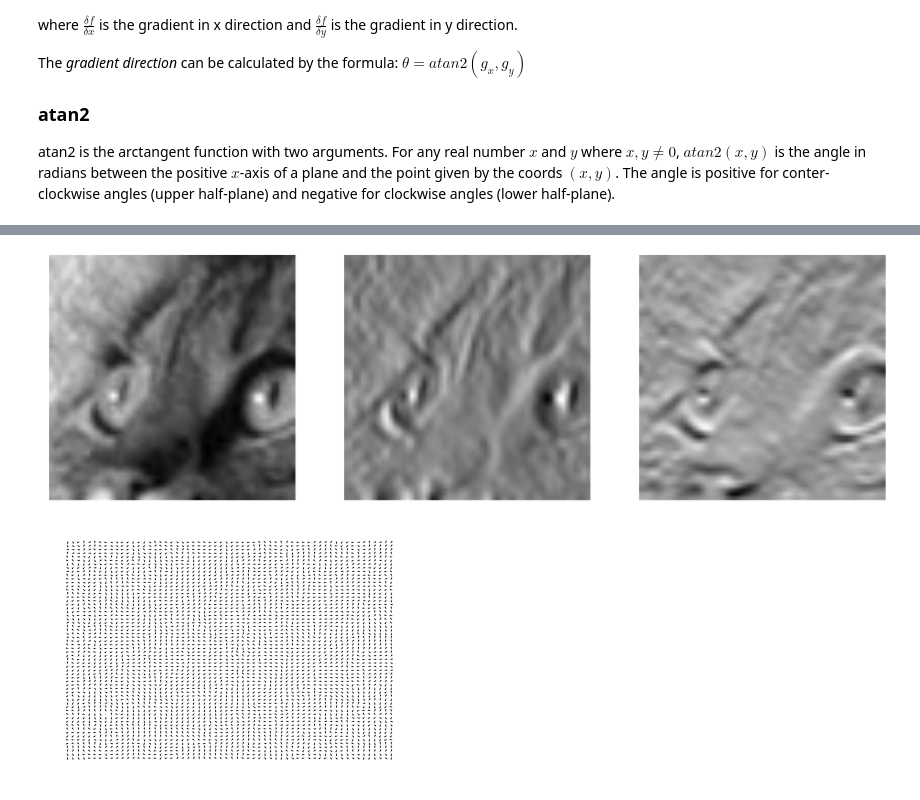
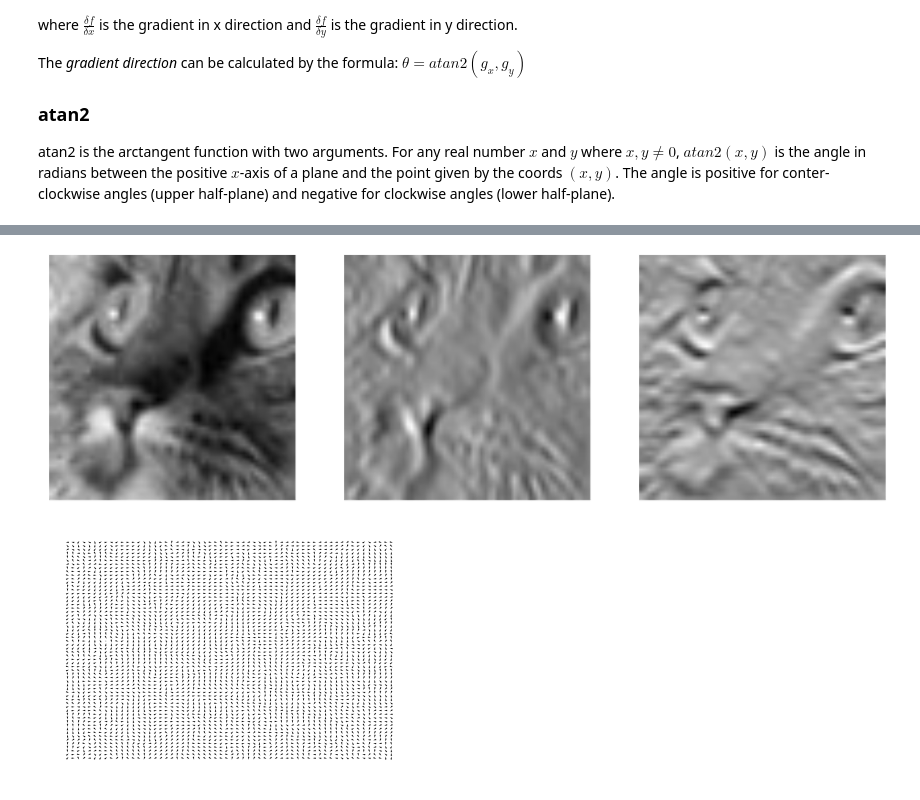
Before and after one commit to justayak/computer_vision_ws2015, a Jupyter notebook: play/studying.ipynb, the cells around one changed output, grey strips where cells are left out. Drawn from its saved outputs; the diff is of its cells as text; code cells hidden in the pictures.

```diff
--- a/play/studying.ipynb
+++ b/play/studying.ipynb
@@ -62,18 +73,16 @@ jv.plot_vec(X, Y)
 # %%
 A = np.array(Image.open('smila.png').convert('L'))
+A = A[270:330,270:330]
 
-A = A[270:310,270:330]
-
-
+# Sobel kernel
 Kx = np.array([[-1, 0, 1],[-2, 0, 2],[-1, 0, 1]])
 Ky = Kx.T
 
 Sx = signal.convolve2d(A, Kx, boundary='symm', mode='same')
 Sy = signal.convolve2d(A, Ky, boundary='symm', mode='same')
 
-
 jv.paint_mats([A, Sx, Sy])
 jv.plot_vec(Sx, Sy)
 # %% [output]
-[figure, old version]
+[figure, new version]
-[figure, old version]
+[figure, new version]
```
Also changed, not shown: parts of 3 cells of this notebook.
